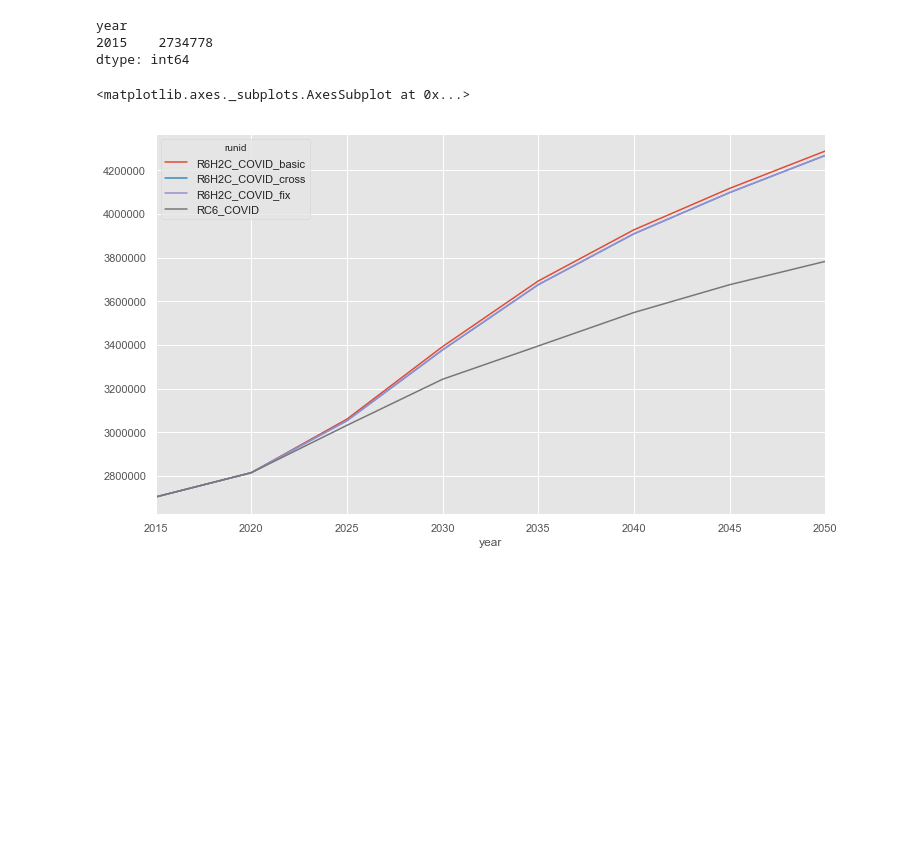
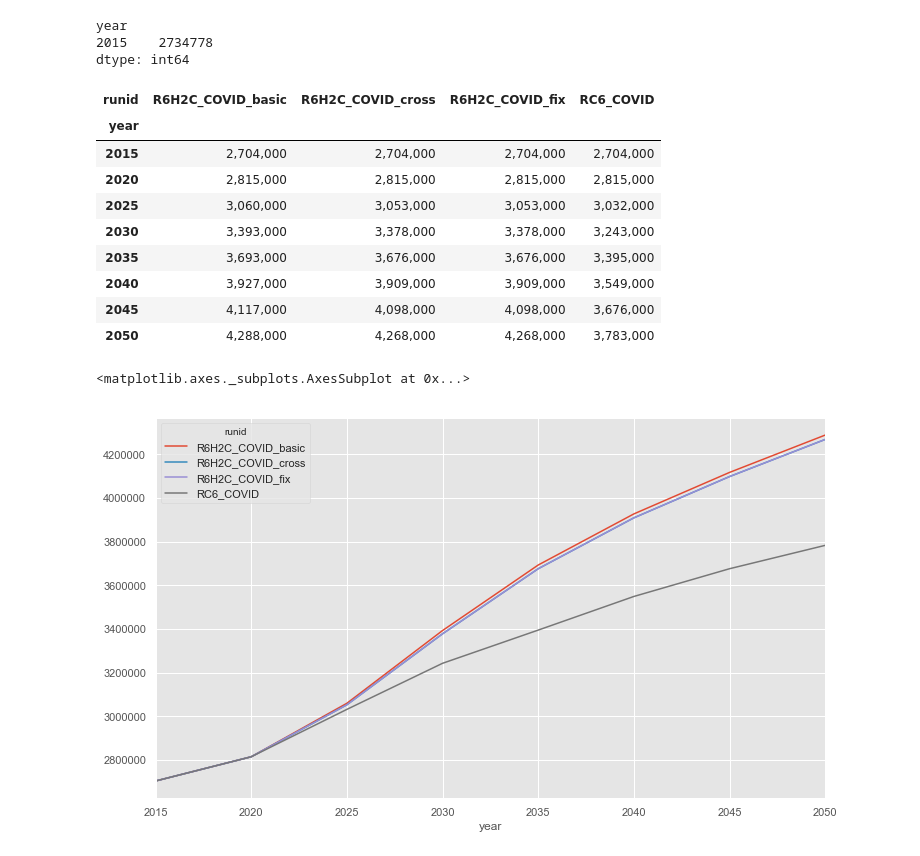
Before and after one commit to BayAreaMetro/regional_forecast, a Jupyter notebook: household_forecast/REGPROJ-HHPROJ 1 - Total household projection PBA2050 Phased HR.ipynb, the cells around one changed output. Cells and saved outputs as stored; diff of their text form; code cells hidden in the pictures; blank space fills up the shorter version.

```diff
--- a/household_forecast/REGPROJ-HHPROJ 1 - Total household projection PBA2050 Phased HR.ipynb
+++ b/household_forecast/REGPROJ-HHPROJ 1 - Total household projection PBA2050 Phased HR.ipynb
@@ -1100,18 +1130,0 @@ dtype: float64
-# %%
-pd.options.display.float_format = '{:,.4f}'.format
-vac_acs=pd.read_csv(os.path.join(box,'Modeling and Surveys/Regional Modeling/REMI/household_forecast/base_data/acs_limited_vacancy_2018_2018.csv'),index_col=1).value
-
-# controls_vacancy_rates=pd.concat([pd.Series(.017,index=range(2015,2020)),
-#            pd.Series(np.linspace(start=.017,stop=.05,num=11),index=range(2020,2031)),
-#            pd.Series(.05,index=range(2031,2051))])
-
-## Extend vacancy rates into the future - converge at 2030 at 5%
-
-controls_vacancy_rates=pd.concat([vac_acs[:-1],
-           pd.Series(np.linspace(start=.0221,stop=.05,num=13),index=range(2018,2031)),
-           pd.Series(.05,index=range(2031,2051))])
-
-controls_vacancy_rates.index=controls_vacancy_rates.index.set_names('year')
-controls_vacancy_rates.name='st_res_vac'
-controls_vacancy_rates.index=controls_vacancy_rates.index.astype(str)
-controls_vacancy_rates.index
@@ -1149,13 +1166,24 @@ dtype: int64
 # %%
 ## grab household forecast for unit projection
 
 for_unit_projection=topsheet_hh_curated.loc(0)[:,BLUEPRINT_SUITE][YEARS_5_str].stack().sum(level=[0,1,3]).reset_index(name='value').rename(columns={'level_2':'year'})
 
 ## add blueprint mapping - we average crossing and fix it runs
 for_unit_projection['run_agg']=for_unit_projection.runid.map(BLUEPRINT_AGGMAP)
-unit_forecast=(for_unit_projection.groupby(['year','runid']).value.mean()/(1-controls_vacancy_rates)).unstack(1)
+unit_forecast=(for_unit_projection.groupby(['year','runid']).value.mean()/(1-controls_vacancy_rates)).apply(rounder,precision=3).unstack(1)
 #unit_forecast.update(units_2015_acs)
-unit_forecast.to_excel(os.path.join(box,'Modeling and Surveys/Regional Modeling/REMI/REMI files/PBA50 Blueprint/REMI output/household_unit_controls_combo.xlsx'))
+unit_forecast#.to_excel(os.path.join(box,'Modeling and Surveys/Regional Modeling/REMI/REMI files/PBA50 Blueprint/REMI output/household_unit_controls_combo.xlsx'))
+# %% [output]
+| runid | R6H2C_COVID_basic | R6H2C_COVID_cross | R6H2C_COVID_fix | RC6_COVID |
+| year |  |  |  |  |
+| 2015 | 2,704,000 | 2,704,000 | 2,704,000 | 2,704,000 |
+| 2020 | 2,815,000 | 2,815,000 | 2,815,000 | 2,815,000 |
+| 2025 | 3,060,000 | 3,053,000 | 3,053,000 | 3,032,000 |
+| 2030 | 3,393,000 | 3,378,000 | 3,378,000 | 3,243,000 |
+| 2035 | 3,693,000 | 3,676,000 | 3,676,000 | 3,395,000 |
+| 2040 | 3,927,000 | 3,909,000 | 3,909,000 | 3,549,000 |
+| 2045 | 4,117,000 | 4,098,000 | 4,098,000 | 3,676,000 |
+| 2050 | 4,288,000 | 4,268,000 | 4,268,000 | 3,783,000 |
 # %%
 unit_forecast.plot()
 # %% [output]
```
Also changed, not shown: parts of 16 cells of this notebook.
